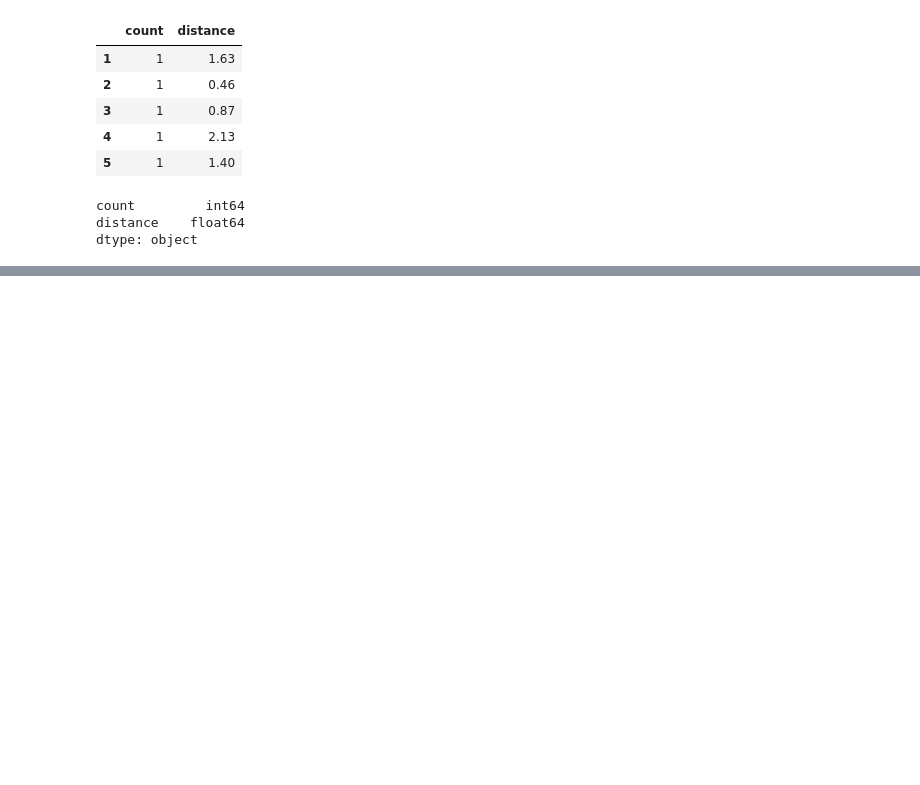
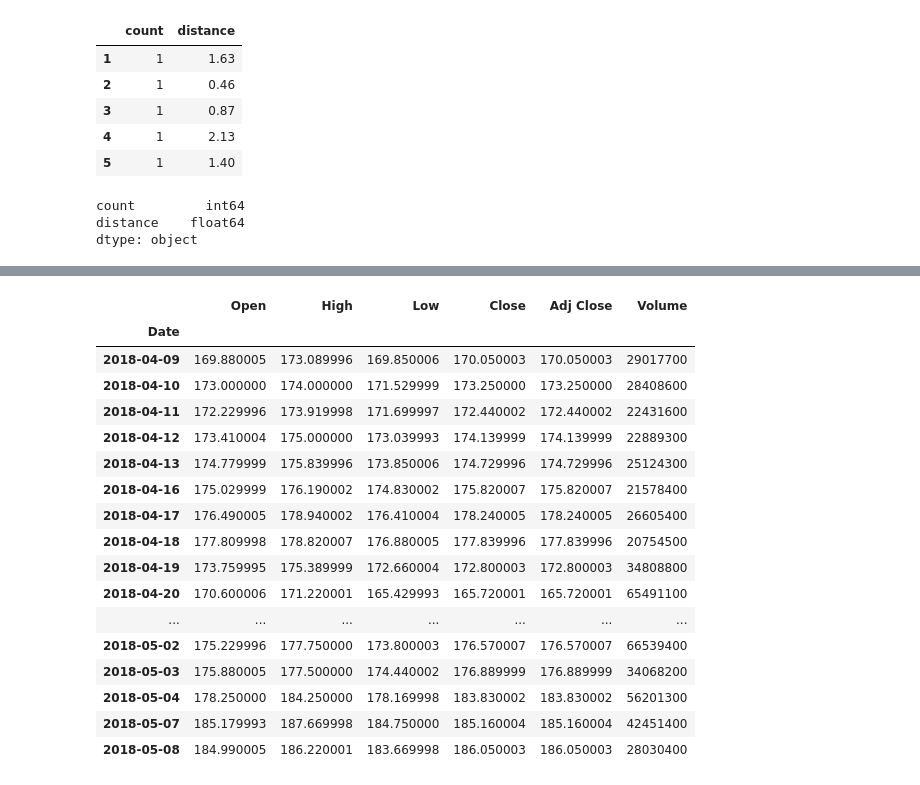
Before and after one commit to reuven/oreilly-2022-07July-analytics, a Jupyter notebook: 2022-08Aug-16.ipynb, the cells around one changed output, grey strips where cells are left out. Cells and saved outputs as stored; diff of their text form; code cells hidden in the pictures; blank space fills up the shorter version.

```diff
--- a/2022-08Aug-16.ipynb
+++ b/2022-08Aug-16.ipynb
@@ -201,0 +222,24 @@ df = pd.rea
+# %%
+# set the index of the data frame to be the Date column from the input CSV
+df = pd.read_csv('AAPL.csv', index_col='Date')
+# %%
+df
+# %% [output]
+|  | Open | High | Low | Close | Adj Close | Volume |
+| Date |  |  |  |  |  |  |
+| 2018-04-09 | 169.880005 | 173.089996 | 169.850006 | 170.050003 | 170.050003 | 29017700 |
+| 2018-04-10 | 173.000000 | 174.000000 | 171.529999 | 173.250000 | 173.250000 | 28408600 |
+| 2018-04-11 | 172.229996 | 173.919998 | 171.699997 | 172.440002 | 172.440002 | 22431600 |
+| 2018-04-12 | 173.410004 | 175.000000 | 173.039993 | 174.139999 | 174.139999 | 22889300 |
+| 2018-04-13 | 174.779999 | 175.839996 | 173.850006 | 174.729996 | 174.729996 | 25124300 |
+| 2018-04-16 | 175.029999 | 176.190002 | 174.830002 | 175.820007 | 175.820007 | 21578400 |
+| 2018-04-17 | 176.490005 | 178.940002 | 176.410004 | 178.240005 | 178.240005 | 26605400 |
+| 2018-04-18 | 177.809998 | 178.820007 | 176.880005 | 177.839996 | 177.839996 | 20754500 |
+| 2018-04-19 | 173.759995 | 175.389999 | 172.660004 | 172.800003 | 172.800003 | 34808800 |
+| 2018-04-20 | 170.600006 | 171.220001 | 165.429993 | 165.720001 | 165.720001 | 65491100 |
+| ... | ... | ... | ... | ... | ... | ... |
+| 2018-05-02 | 175.229996 | 177.750000 | 173.800003 | 176.570007 | 176.570007 | 66539400 |
+| 2018-05-03 | 175.880005 | 177.500000 | 174.440002 | 176.889999 | 176.889999 | 34068200 |
+| 2018-05-04 | 178.250000 | 184.250000 | 178.169998 | 183.830002 | 183.830002 | 56201300 |
+| 2018-05-07 | 185.179993 | 187.669998 | 184.750000 | 185.160004 | 185.160004 | 42451400 |
+| 2018-05-08 | 184.990005 | 186.220001 | 183.669998 | 186.050003 | 186.050003 | 28030400 |
```
Also changed, not shown: parts of 6 cells of this notebook.
